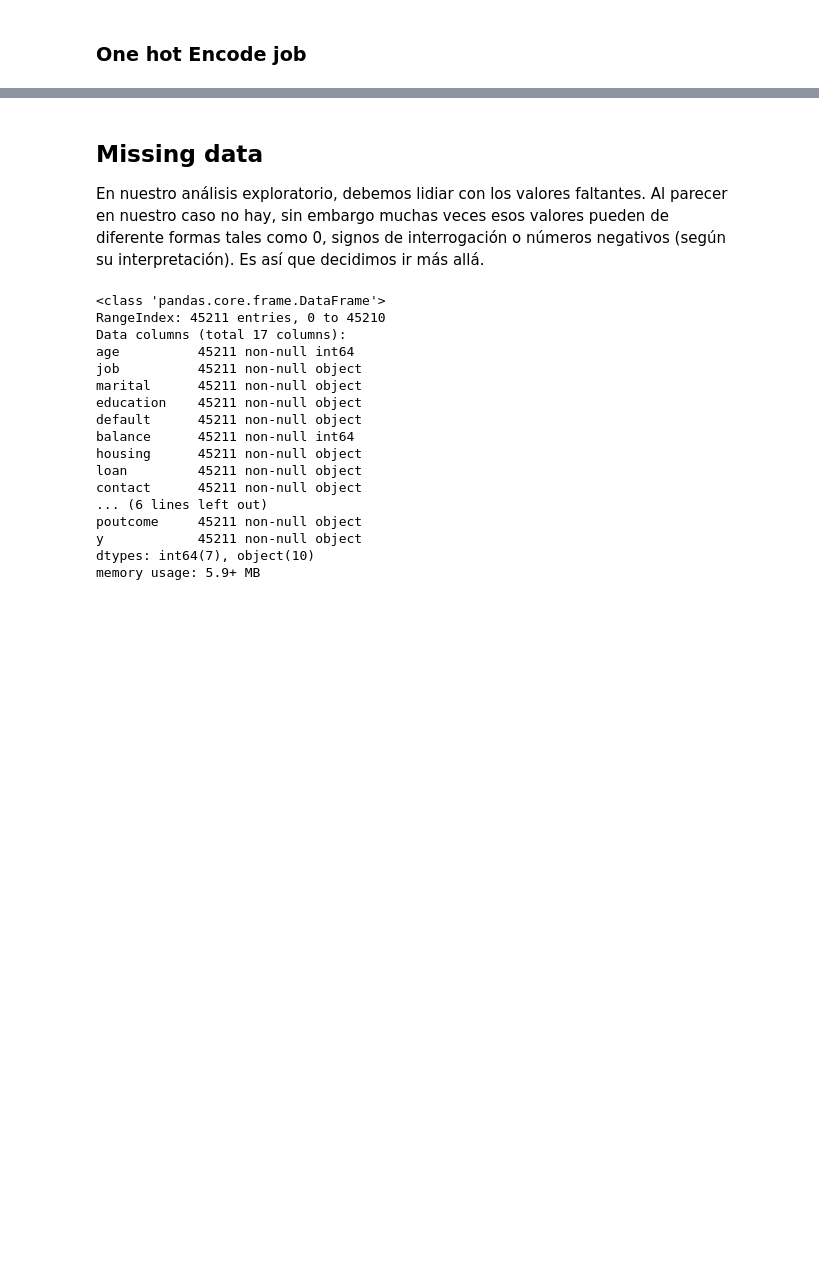
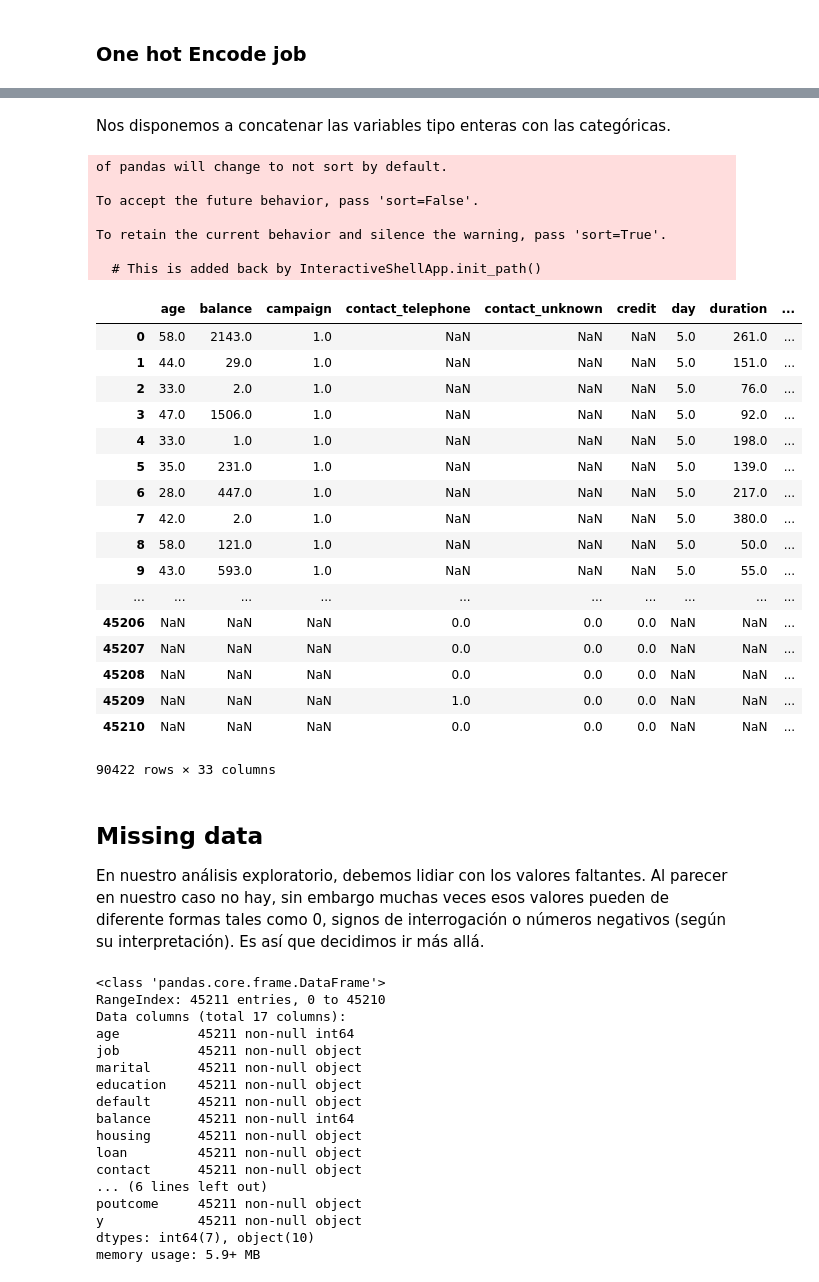
Before and after one commit to jaiderog/ML_IntroductoryCourse, a Jupyter notebook: Proyecto/notebook.ipynb, the cells around one changed output, grey strips where cells are left out. Cells and saved outputs as stored; diff of their text form; code cells hidden in the pictures; blank space fills up the shorter version.

```diff
--- a/Proyecto/notebook.ipynb
+++ b/Proyecto/notebook.ipynb
@@ -53,0 +65,6 @@ plt.show()
+# %%
+obj_df = df_bank.select_dtypes(include=['object']).copy()
+obj_df.columns
+
+for column in obj_df.columns:
+    print(obj_df[column].value_counts(ascending=True))
@@ -54,5 +75,12 @@ plt.show()
 # %%
-# vamos a reemplazar el mes por un valor numerico
-months = {'jan':1,'feb':2,'mar':3,'apr':4,'may':5,'jun':6,'jul':7,'aug':8,'sep':9,'oct':10,'nov':11,'dec':12}
-for i in range(df_bank.shape[0]):
-    df_bank.at[i, 'month'] = months[df_bank.at[i, 'month']]
+# Reemplazar el mes y variables binarias por un valor numerico
+cat_var = {'month':{'jan':1,'feb':2,'mar':3,'apr':4,'may':5,'jun':6,'jul':7,'aug':8,'sep':9,'oct':10,'nov':11,'dec':12},
+          'housing': {'yes':1,'no':0},
+          'credit':{'yes':1,'no':0},
+          'loan' : {'yes':1,'no':0},
+          'y':{'yes':1,'no':0}
+         }
+obj_df.replace(cat_var, inplace=True)
+
+#for i in range(df_bank.shape[0]):
+#    df_bank.at[i, 'month'] = months[df_bank.at[i, 'month']]
@@ -135,0 +133,7 @@ print(df_marital)
+# %%
+cols_dummies = ['job', 'marital', 'education', 'contact', 'poutcome']
+obj_df = pd.get_dummies(obj_df,prefix=cols_dummies, drop_first=True)
+len(obj_df.columns)
+# %%
+cat_vars = cols_dummies + list(cat_var.keys())
+obj_df.head()
@@ -136,3 +148,44 @@ print(df_marital)
+# %% [markdown]
+Nos disponemos a concatenar las variables tipo enteras con las categóricas.
+# %%
+index = ['age','housing', 'loan', 'job_blue-collar','job_entrepreneur', 'job_housemaid', 'job_management',
+         'job_retired','job_self-employed', 'job_services', 'job_student', 'job_technician','job_unemployed',
+         'job_unknown', 'marital_married', 'marital_single','education_secondary', 'education_tertiary',
+         'education_unknown','day', 'month','contact_telephone', 'contact_unknown',  'balance',  'duration',
+         'campaign', 'pdays', 'previous','credit','poutcome_other','poutcome_success', 'poutcome_unknown', 'y']
+
+
+df_bank_copy = df_bank.copy()
+df_bank_copy = df_bank_copy.drop(columns=cat_vars)
+df_bank_copy.head()
+df_bank_2 = pd.concat([df_bank_copy, obj_df])
+df_bank_2
+# %% [output]
+of pandas will change to not sort by default.
+
+To accept the future behavior, pass 'sort=False'.
+
+To retain the current behavior and silence the warning, pass 'sort=True'.
+
+  # This is added back by InteractiveShellApp.init_path()
+|  | age | balance | campaign | contact_telephone | contact_unknown | credit | day | duration | ... |
+| 0 | 58.0 | 2143.0 | 1.0 | NaN | NaN | NaN | 5.0 | 261.0 | ... |
+| 1 | 44.0 | 29.0 | 1.0 | NaN | NaN | NaN | 5.0 | 151.0 | ... |
+| 2 | 33.0 | 2.0 | 1.0 | NaN | NaN | NaN | 5.0 | 76.0 | ... |
+| 3 | 47.0 | 1506.0 | 1.0 | NaN | NaN | NaN | 5.0 | 92.0 | ... |
+| 4 | 33.0 | 1.0 | 1.0 | NaN | NaN | NaN | 5.0 | 198.0 | ... |
+| 5 | 35.0 | 231.0 | 1.0 | NaN | NaN | NaN | 5.0 | 139.0 | ... |
+| 6 | 28.0 | 447.0 | 1.0 | NaN | NaN | NaN | 5.0 | 217.0 | ... |
+| 7 | 42.0 | 2.0 | 1.0 | NaN | NaN | NaN | 5.0 | 380.0 | ... |
+| 8 | 58.0 | 121.0 | 1.0 | NaN | NaN | NaN | 5.0 | 50.0 | ... |
+| 9 | 43.0 | 593.0 | 1.0 | NaN | NaN | NaN | 5.0 | 55.0 | ... |
+| ... | ... | ... | ... | ... | ... | ... | ... | ... | ... |
+| 45206 | NaN | NaN | NaN | 0.0 | 0.0 | 0.0 | NaN | NaN | ... |
+| 45207 | NaN | NaN | NaN | 0.0 | 0.0 | 0.0 | NaN | NaN | ... |
+| 45208 | NaN | NaN | NaN | 0.0 | 0.0 | 0.0 | NaN | NaN | ... |
+| 45209 | NaN | NaN | NaN | 1.0 | 0.0 | 0.0 | NaN | NaN | ... |
+| 45210 | NaN | NaN | NaN | 0.0 | 0.0 | 0.0 | NaN | NaN | ... |
+90422 rows × 33 columns
 # %% [markdown]
 ## Missing data
 
```
Also changed, not shown: parts of 14 cells of this notebook, 1 other file.
